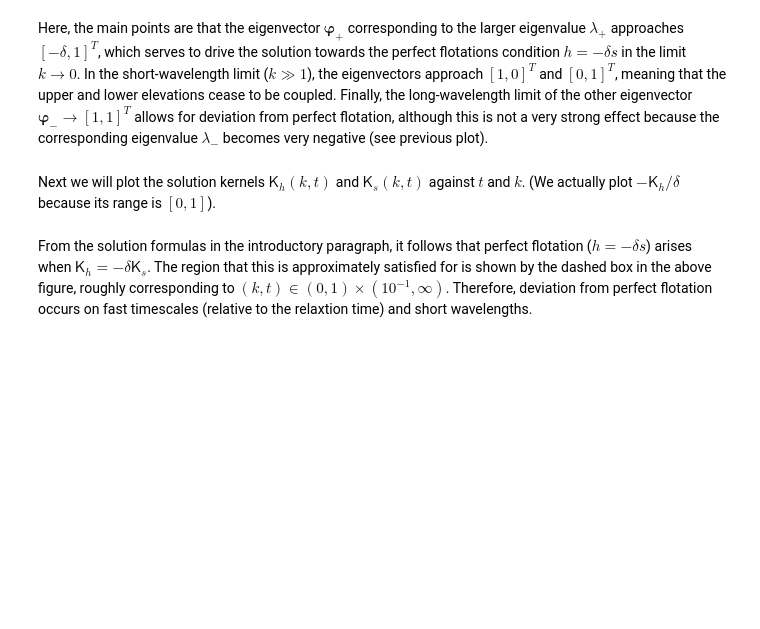
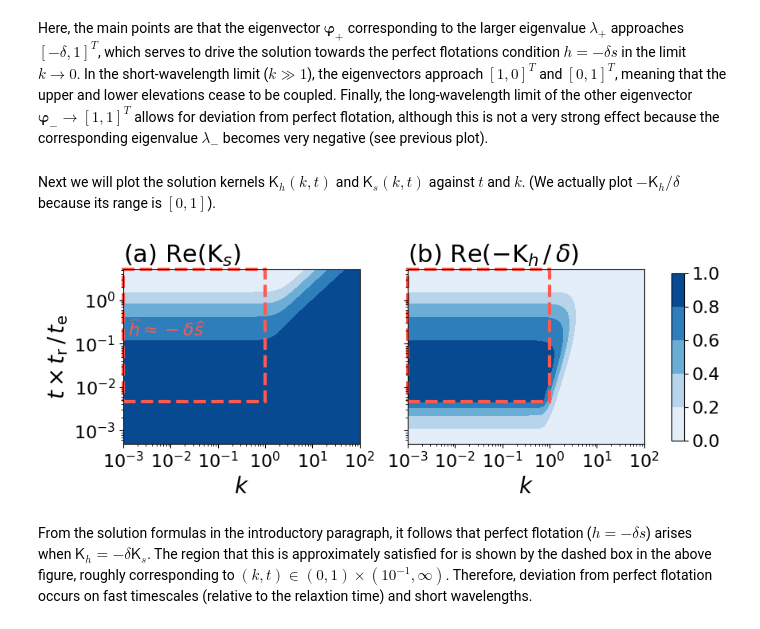
Before and after one commit to agstub/linear-shelf-melt, a Jupyter notebook: notebooks/1_Analysis.ipynb, the cells around one changed output. Drawn from its saved outputs; the diff is of its cells as text; code cells hidden in the pictures; blank space fills up the shorter version.

```diff
--- a/notebooks/1_Analysis.ipynb
+++ b/notebooks/1_Analysis.ipynb
@@ -182,8 +219,8 @@ import matplotlib.patches as patches
 
 levels=np.linspace(0,1,num=6)
 
-box1 = patches.Rectangle((2*np.pi*1.6e-4, 0.9e-1), 1, 1e2, linewidth=3, linestyle='--',edgecolor='xkcd:coral', facecolor='none')
-box2 = patches.Rectangle((2*np.pi*1.6e-4, 0.9e-1), 1, 1e2, linewidth=3, linestyle='--', edgecolor='xkcd:coral', facecolor='none')
+box1 = patches.Rectangle((2*np.pi*1.6e-4, 0.9e-1*p.t_r/p.t_e), 1, 1e2*p.t_r/p.t_e, linewidth=3, linestyle='--',edgecolor='xkcd:coral', facecolor='none')
+box2 = patches.Rectangle((2*np.pi*1.6e-4, 0.9e-1*p.t_r/p.t_e), 1, 1e2*p.t_r/p.t_e, linewidth=3, linestyle='--', edgecolor='xkcd:coral', facecolor='none')
 
 # Add the patch to the Axes
 
@@ -191,39 +228,41 @@ plt.close()
 fig = plt.figure(figsize=(8,3.5))
 plt.subplot(121)
 plt.title(r'(a) $\mathrm{Re}(\mathsf{K}_s)$',fontsize=22,loc='left')
-plt.contourf(2*np.pi*k0,t0,Ks0.T,cmap='Blues',vmin=0,vmax=1,levels=levels)
+plt.contourf(2*np.pi*k0,t0*p.t_r/p.t_e,Ks0.T,cmap='Blues',vmin=0,vmax=1,levels=levels)
 plt.yticks(fontsize=16)
 plt.xticks(fontsize=16)
-plt.ylabel(r'$t$',fontsize=20)
+plt.ylabel(r'$t\times t_\mathrm{r}\,/\,t_\mathrm{e}$',fontsize=20)
 plt.xlabel(r'$k$',fontsize=20)
 plt.xscale('log')
 plt.yscale('log')
 plt.annotate(xy=(2*np.pi*2e-4, 1.5e-1),text=r'$\widehat{h}\approx-\delta \widehat{s}$',fontsize=16,color='xkcd:coral')
-plt.ylim(1e-2,1e2)
+plt.ylim(1e-2*p.t_r/p.t_e,1e2*p.t_r/p.t_e)
 patch1 = plt.gca().add_patch(box1)
 patch1.set_clip_on(False)
 
 plt.subplot(122)
 plt.title(r'(b) $\mathrm{Re}(-\mathsf{K}_h\,/\,\delta)$',loc='left',fontsize=22)
-p1 = plt.contourf(2*np.pi*k0,t0,-Kh0.T/p.delta,cmap='Blues',vmin=0,vmax=1,levels=levels)
+p1 = plt.contourf(2*np.pi*k0,t0*p.t_r/p.t_e,-Kh0.T/p.delta,cmap='Blues',vmin=0,vmax=1,levels=levels)
 plt.xticks(fontsize=16)
 plt.xscale('log')
 plt.yscale('log')
 plt.gca().yaxis.set_ticklabels([])
 plt.xlabel(r'$k$',fontsize=20)
-plt.ylim(1e-2,1e2)
+plt.ylim(1e-2*p.t_r/p.t_e,1e2*p.t_r/p.t_e)
 patch2 = plt.gca().add_patch(box2)
 patch2.set_clip_on(False)
 
 
 fig.subplots_adjust(right=0.85)
 cbar_ax = fig.add_axes([1, 0.25, 0.02, 0.6])
 cbar = fig.colorbar(p1,cax=cbar_ax,orientation='vertical',ticks=levels)
 cbar.ax.tick_params(labelsize=16)
 plt.tight_layout()
 plt.savefig('fig5',bbox_inches='tight')
 plt.show()
 plt.close()
+# %% [output]
+[figure, added]
 # %% [markdown]
 From the solution formulas in the introductory paragraph, it follows that perfect flotation ($h=-\delta s$)
 arises when $\mathsf{K}_h = -\delta \mathsf{K}_s$. The region that this is approximately satisfied for is shown by the dashed box in the above figure, roughly corresponding to $(k,t)\in (0,1)\times (10^{-1},\infty)$. Therefore,
```
Also changed, not shown: parts of 8 cells of this notebook, 10 other files.
